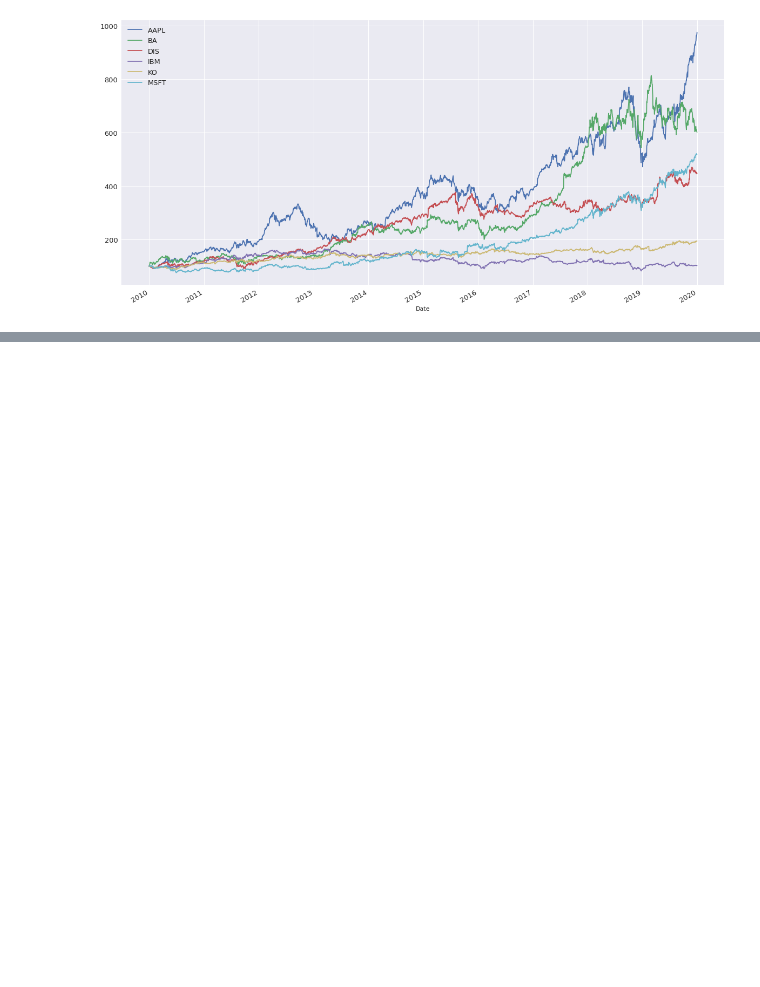
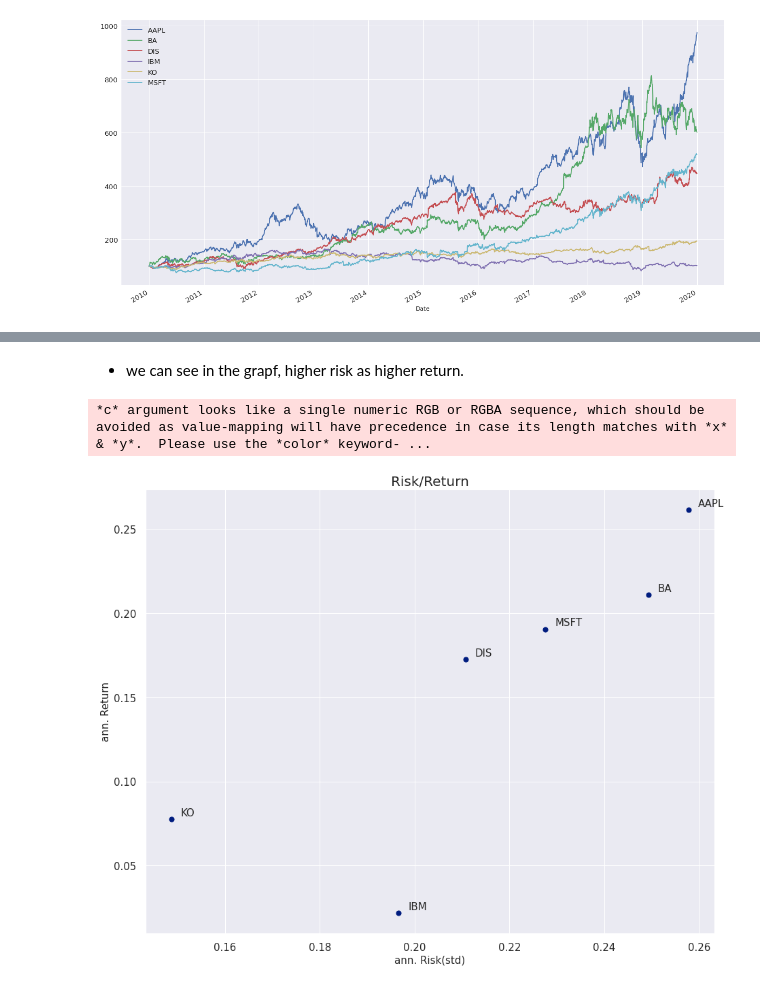
Before and after one commit to kevalsakhiya/pandas-Data-Science, a Jupyter notebook: finacial_analysis/finacial_analysis.ipynb, the cells around one changed output, grey strips where cells are left out. Drawn from its saved outputs; the diff is of its cells as text; code cells hidden in the pictures; blank space fills up the shorter version.

```diff
--- a/finacial_analysis/finacial_analysis.ipynb
+++ b/finacial_analysis/finacial_analysis.ipynb
@@ -79,0 +153,2 @@ plt.show()
+# %%
+ret = close.pct_change().dropna()
@@ -79,0 +167,20 @@ plt.show()
+# %%
+summary = ret.describe().T.loc[:, ["mean", "std"]]
+# %%
+summary["mean"] = summary["mean"]*252
+summary["std"] = summary["std"] * np.sqrt(252)
+# %% [markdown]
+* we can see in the grapf, higher risk as higher return.
+# %%
+summary.plot(kind="scatter", x="std", y="mean",
+             figsize=(15, 12), s=50, fontsize=15)
+for i in summary.index:
+    plt.annotate(i, xy=(summary.loc[i, "std"]+0.002,
+                 summary.loc[i, "mean"]+0.002), size=15)
+plt.xlabel("ann. Risk(std)", fontsize=15)
+plt.ylabel("ann. Return", fontsize=15)
+plt.title("Risk/Return", fontsize=20)
+plt.show()
+# %% [output]
+*c* argument looks like a single numeric RGB or RGBA sequence, which should be avoided as value-mapping will have precedence in case its length matches with *x* & *y*.  Please use the *color* keyword- ...
+[figure, added]
```
Also changed, not shown: parts of 23 cells of this notebook.
